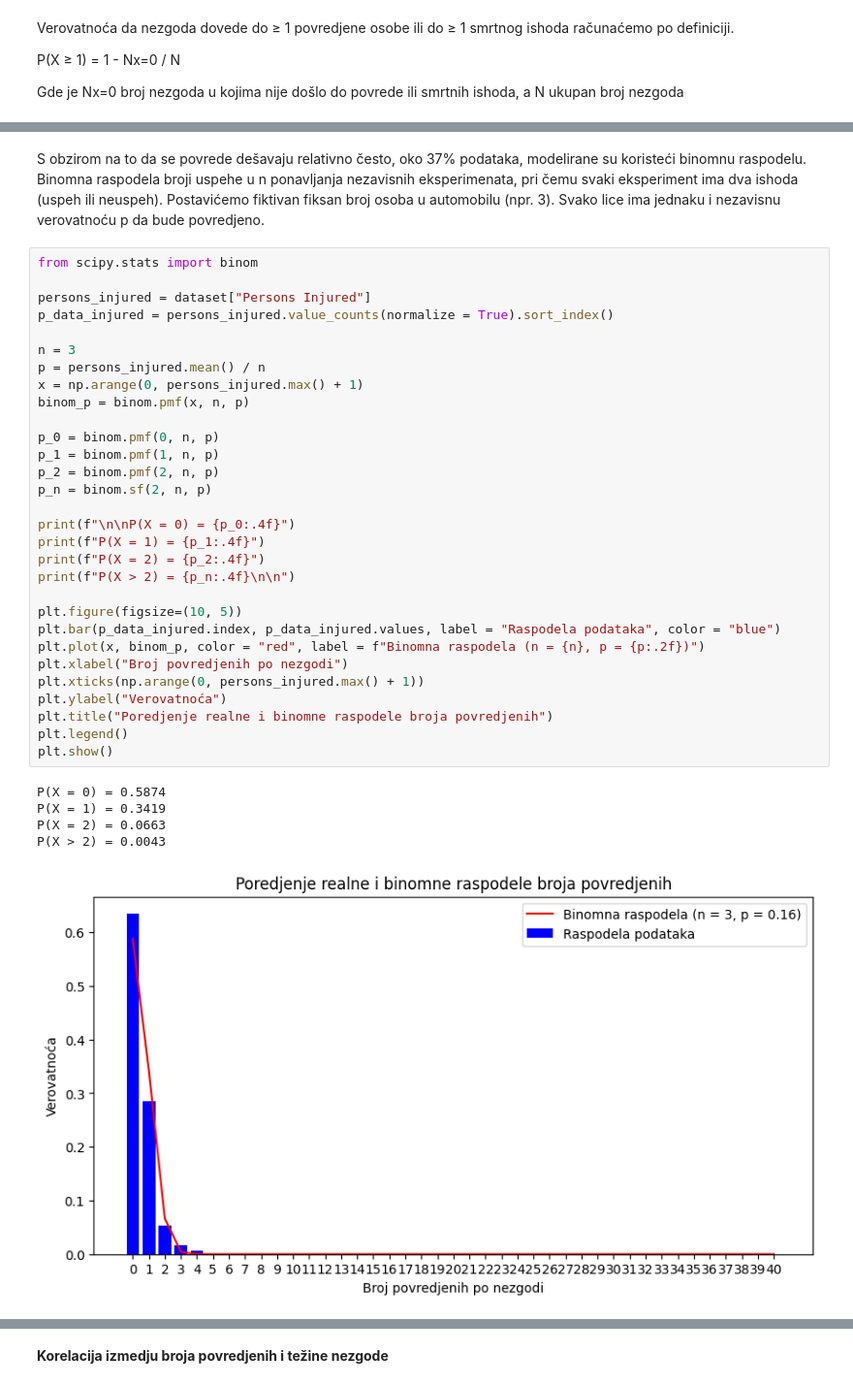
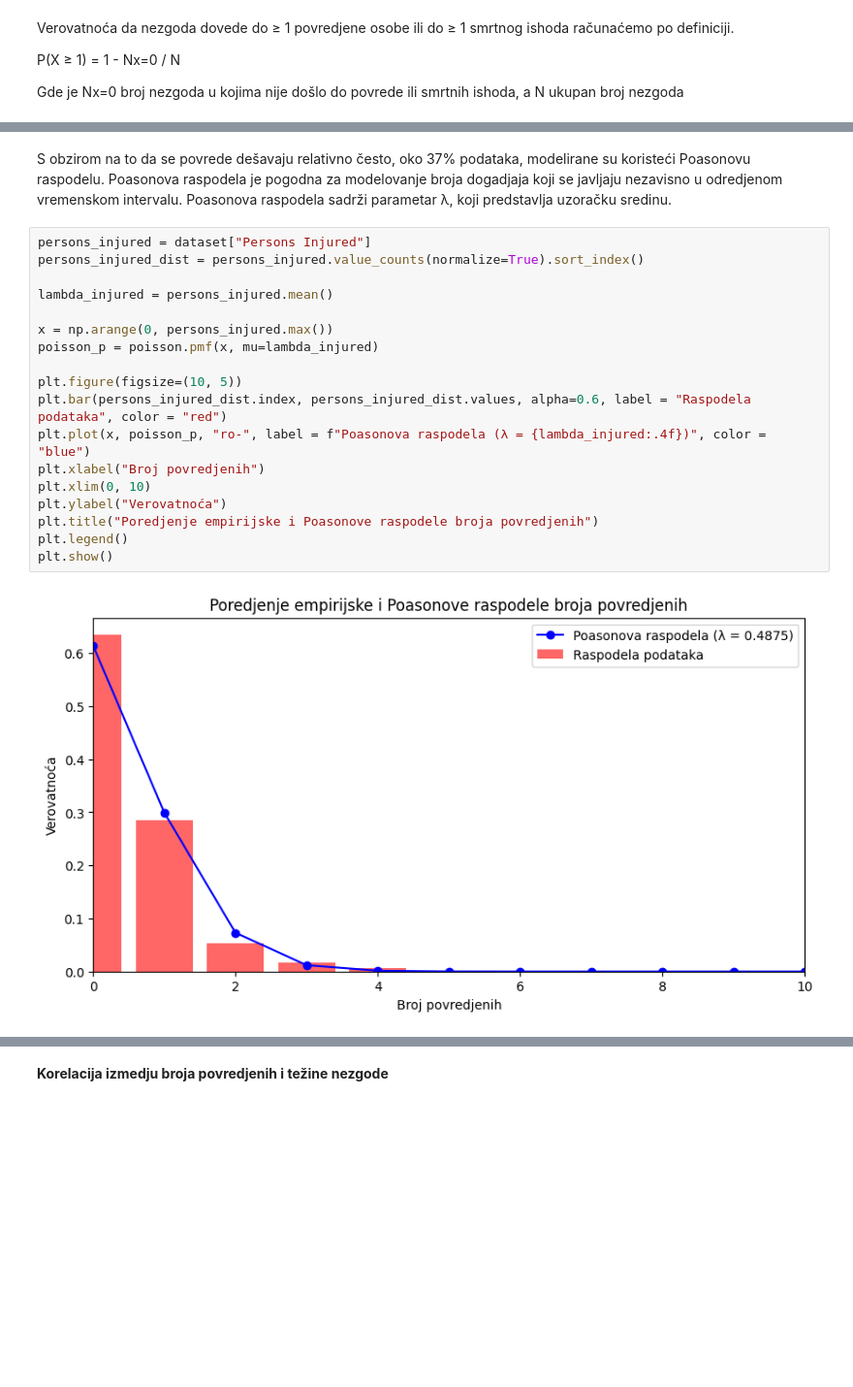
Before and after one commit to djordjeviiccmilos/Data_Analisys, a Jupyter notebook: MilosDjordjevic137RN.ipynb, the cells around one changed output, grey strips where cells are left out. Shown at 97% size. Saved outputs shown, nothing was run; the diff lists cells and outputs as text; blank space fills up the shorter version.

```diff
--- a/MilosDjordjevic137RN.ipynb
+++ b/MilosDjordjevic137RN.ipynb
@@ -328,39 +319,23 @@ Procenat broja smrtnih ishoda po nezgodi: : 0.0027
 Procenat nezgoda sa ≥ 1 smrtnih ishoda: : 0.2571
-# %% [markdown]
-S obzirom na to da se povrede dešavaju relativno često, oko 37% podataka, modelirane su koristeći binomnu raspodelu. Binomna raspodela broji uspehe u n ponavljanja nezavisnih eksperimenata, pri čemu svaki eksperiment ima dva ishoda (uspeh ili neuspeh). Postavićemo fiktivan fiksan broj osoba u automobilu (npr. 3). Svako lice ima jednaku i nezavisnu verovatnoću p da bude povredjeno.
+# %% [markdown]
+S obzirom na to da se povrede dešavaju relativno često, oko 37% podataka, modelirane su koristeći Poasonovu raspodelu. Poasonova raspodela je pogodna za modelovanje broja dogadjaja koji se javljaju nezavisno u odredjenom vremenskom intervalu. Poasonova raspodela sadrži parametar λ, koji predstavlja uzoračku sredinu.
 # %%
-from scipy.stats import binom
+persons_injured = dataset["Persons Injured"]
+persons_injured_dist = persons_injured.value_counts(normalize=True).sort_index()
 
-persons_injured = dataset["Persons Injured"]
-p_data_injured = persons_injured.value_counts(normalize = True).sort_index()
+lambda_injured = persons_injured.mean()
 
-n = 3
-p = persons_injured.mean() / n
-x = np.arange(0, persons_injured.max() + 1)
-binom_p = binom.pmf(x, n, p)
-
-p_0 = binom.pmf(0, n, p)
-p_1 = binom.pmf(1, n, p)
-p_2 = binom.pmf(2, n, p)
-p_n = binom.sf(2, n, p)
-
-print(f"\n\nP(X = 0) = {p_0:.4f}")
-print(f"P(X = 1) = {p_1:.4f}")
-print(f"P(X = 2) = {p_2:.4f}")
-print(f"P(X > 2) = {p_n:.4f}\n\n")
+x = np.arange(0, persons_injured.max())
+poisson_p = poisson.pmf(x, mu=lambda_injured)
 
 plt.figure(figsize=(10, 5))
-plt.bar(p_data_injured.index, p_data_injured.values, label = "Raspodela podataka", color = "blue")
-plt.plot(x, binom_p, color = "red", label = f"Binomna raspodela (n = {n}, p = {p:.2f})")
-plt.xlabel("Broj povredjenih po nezgodi")
-plt.xticks(np.arange(0, persons_injured.max() + 1))
+plt.bar(persons_injured_dist.index, persons_injured_dist.values, alpha=0.6, label = "Raspodela podataka", color = "red")
+plt.plot(x, poisson_p, "ro-", label = f"Poasonova raspodela (λ = {lambda_injured:.4f})", color = "blue")
+plt.xlabel("Broj povredjenih")
+plt.xlim(0, 10)
 plt.ylabel("Verovatnoća")
-plt.title("Poredjenje realne i binomne raspodele broja povredjenih")
+plt.title("Poredjenje empirijske i Poasonove raspodele broja povredjenih")
 plt.legend()
 plt.show()
 # %% [output]
-P(X = 0) = 0.5874
-P(X = 1) = 0.3419
-P(X = 2) = 0.0663
-P(X > 2) = 0.0043
-[figure, old version]
+[figure, new version]
```
Also changed, not shown: parts of 45 cells of this notebook.
